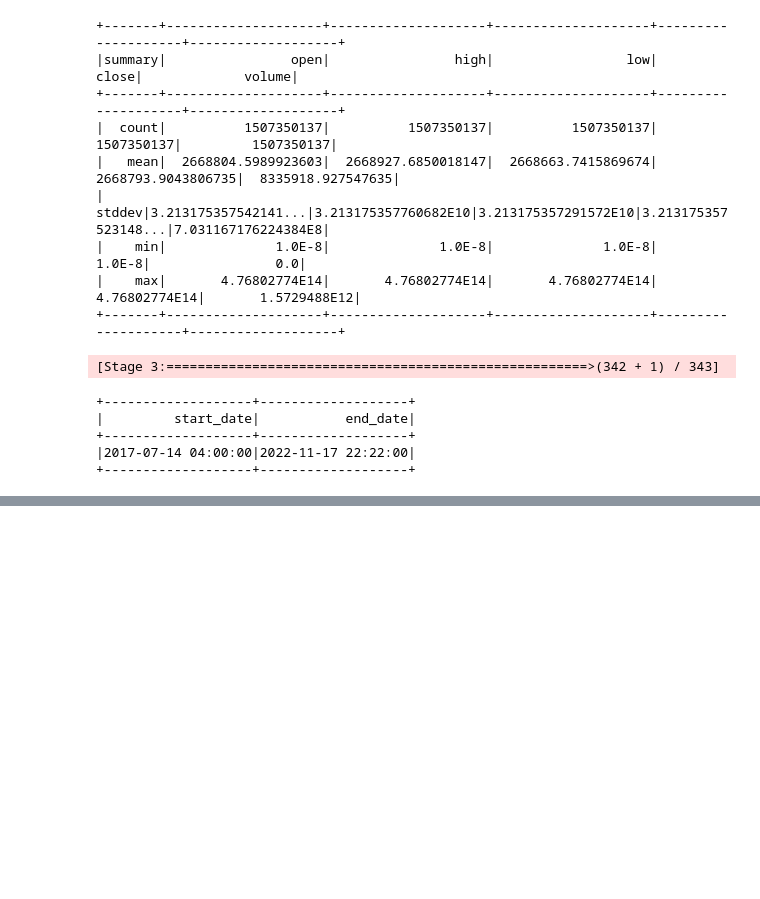
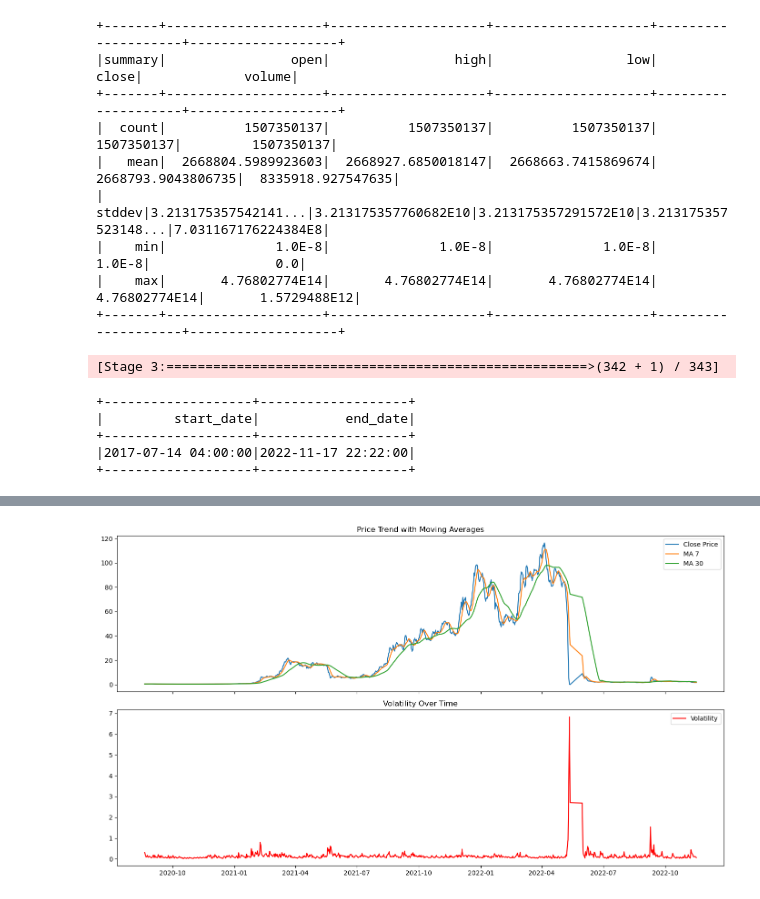
Before and after one commit to NiranjanRao07/CryptoSpark, a Jupyter notebook: EDA/binance_eda_jupyter.ipynb, the cells around one changed output, grey strips where cells are left out. Drawn from its saved outputs; the diff is of its cells as text; code cells hidden in the pictures; blank space fills up the shorter version.

Commit message:
Update Binance EDA notebook: added symbol selection, Topics A, B, C

```diff
--- a/EDA/binance_eda_jupyter.ipynb
+++ b/EDA/binance_eda_jupyter.ipynb
@@ -74,7 +52,3 @@ only showing top 5 rows
-# %%
-# Add a new column 'date' for daily grouping
-from pyspark.sql.functions import to_date
-df = df.withColumn("date", to_date("open_time"))
 # %% [markdown]
 ### Basic Descriptive Statistics
 # %%
@@ -225,0 +81,17 @@ plt.show()
+# %%
+from pyspark.sql.functions import avg, max, min, sum as _sum
+
+# Aggregate minute-level data into daily level
+daily_df = (
+    df.groupBy("symbol", "date")
+      .agg(
+          avg("open").alias("avg_open"),
+          avg("close").alias("avg_close"),
+          max("high").alias("max_high"),
+          min("low").alias("min_low"),
+          _sum("volume").alias("total_volume"),
+          _sum("number_of_trades").alias("total_trades"),
+          _sum("taker_buy_base_asset_volume").alias("buy_volume")
+      )
+      .cache()
+)
@@ -225,0 +152,25 @@ plt.show()
+# %%
+# Convert to Pandas for plotting
+pandas_df = symbol_df.select("date", "avg_close", "ma_7", "ma_30", "volatility").toPandas()
+
+# Plot price + MA + volatility
+import matplotlib.pyplot as plt
+
+fig, axs = plt.subplots(2, 1, figsize=(14, 8), sharex=True)
+
+# Price trend
+axs[0].plot(pandas_df["date"], pandas_df["avg_close"], label="Close Price")
+axs[0].plot(pandas_df["date"], pandas_df["ma_7"], label="MA 7")
+axs[0].plot(pandas_df["date"], pandas_df["ma_30"], label="MA 30")
+axs[0].set_title("Price Trend with Moving Averages")
+axs[0].legend()
+
+# Volatility
+axs[1].plot(pandas_df["date"], pandas_df["volatility"], color="red", label="Volatility")
+axs[1].set_title("Volatility Over Time")
+axs[1].legend()
+
+plt.tight_layout()
+plt.show()
+# %% [output]
+[figure, added]
```
Also changed, not shown: parts of 18 cells of this notebook.
